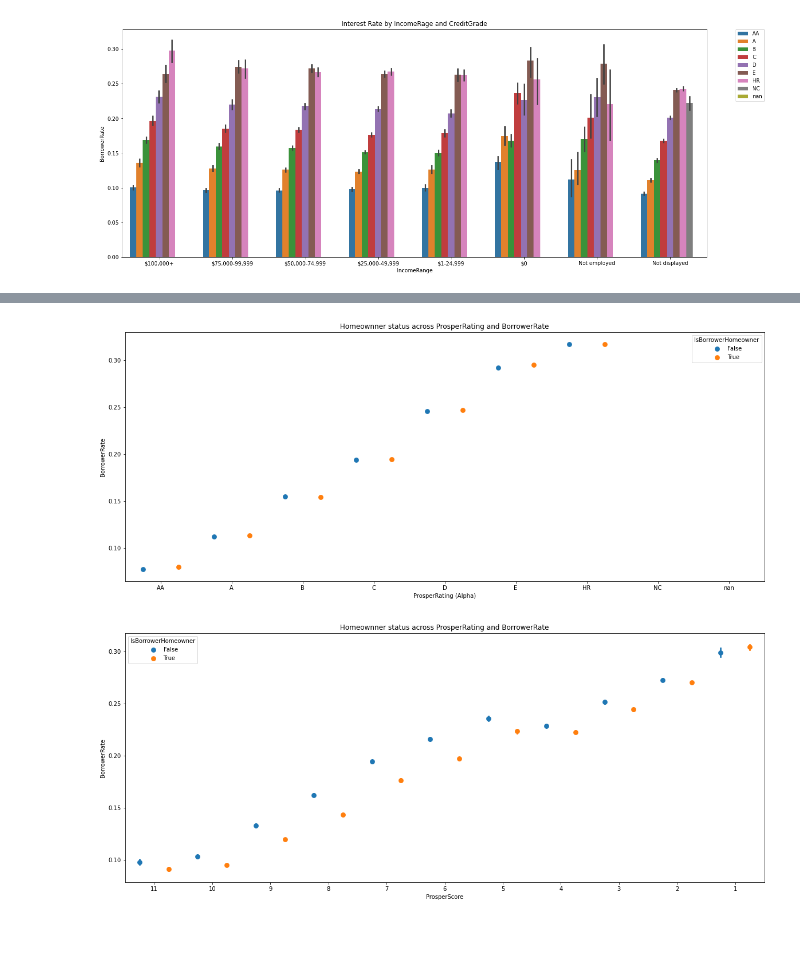
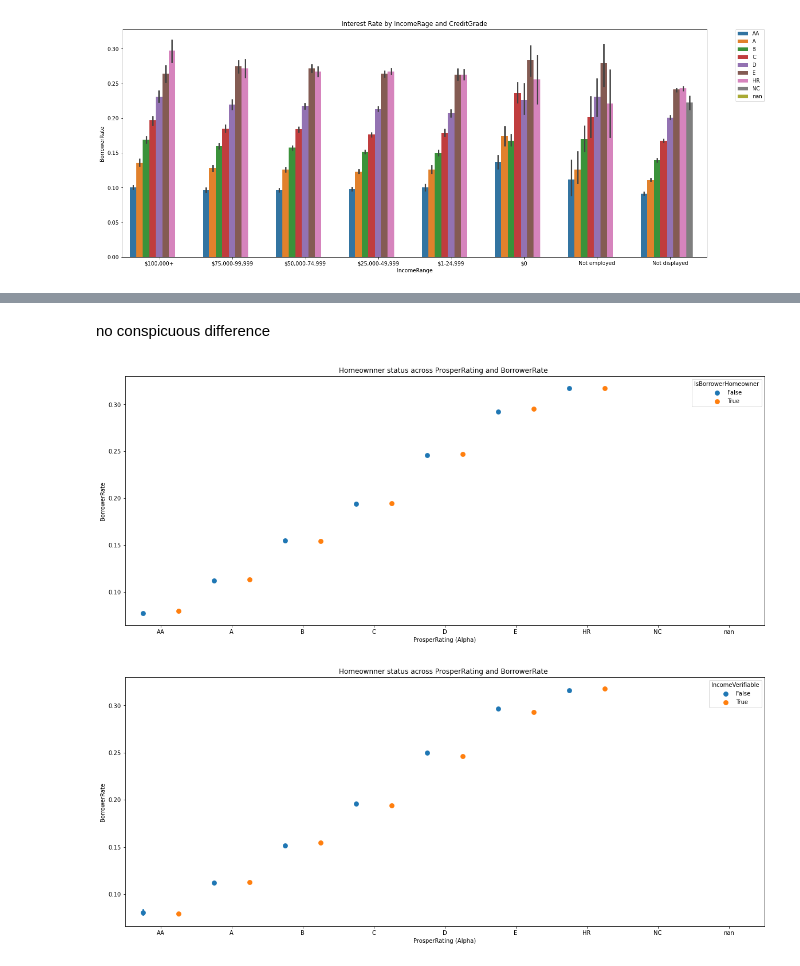
Before and after one commit to decemberkms/Loan-Data-Exploration, a Jupyter notebook: exploration_template.ipynb, the cells around one changed output, grey strips where cells are left out. Cells and saved outputs as stored; diff of their text form; code cells hidden in the pictures; blank space fills up the shorter version.

```diff
--- a/exploration_template.ipynb
+++ b/exploration_template.ipynb
@@ -700,14 +736,11 @@ for i in ['ProsperRating (Alpha)', 'ProsperScore', 'CreditGrade']:
+# %% [markdown]
+no conspicuous difference
 # %%
-plt.figure(figsize = [20, 8])
-sns.pointplot(x = df['ProsperRating (Alpha)'], y = df['BorrowerRate'], hue = df['IsBorrowerHomeowner'],
-              dodge = 0.5, linestyles = "");
-plt.title(' Homeownner status across ProsperRating and BorrowerRate ');
+for i in ['IsBorrowerHomeowner', 'IncomeVerifiable']:
+    plt.figure(figsize = [20, 8])
+    sns.pointplot(x = df['ProsperRating (Alpha)'], y = df['BorrowerRate'], hue = df[i],
+                  dodge = 0.5, linestyles = "");
+    plt.title('Homeownner status across ProsperRating and BorrowerRate ');
 # %% [output]
 [figure]
+[figure, added]
-# %%
-plt.figure(figsize = [20, 8])
-sns.pointplot(x = df['ProsperScore'], y = df['BorrowerRate'], hue = df['IsBorrowerHomeowner'],
-              dodge = 0.5, linestyles = "");
-plt.title(' Homeownner status across ProsperRating and BorrowerRate ');
-# %% [output]
-[figure, removed]
```
Also changed, not shown: parts of 11 cells of this notebook.
